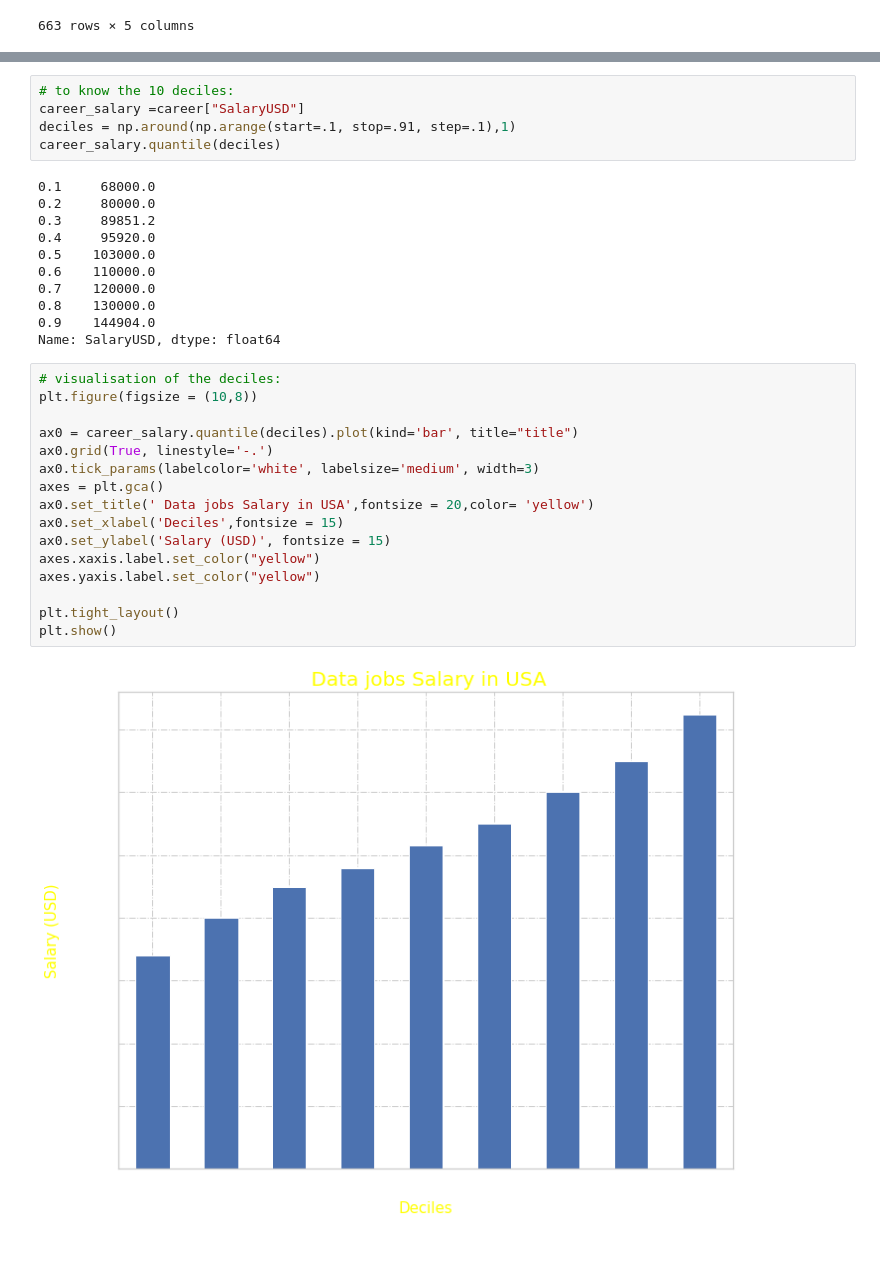
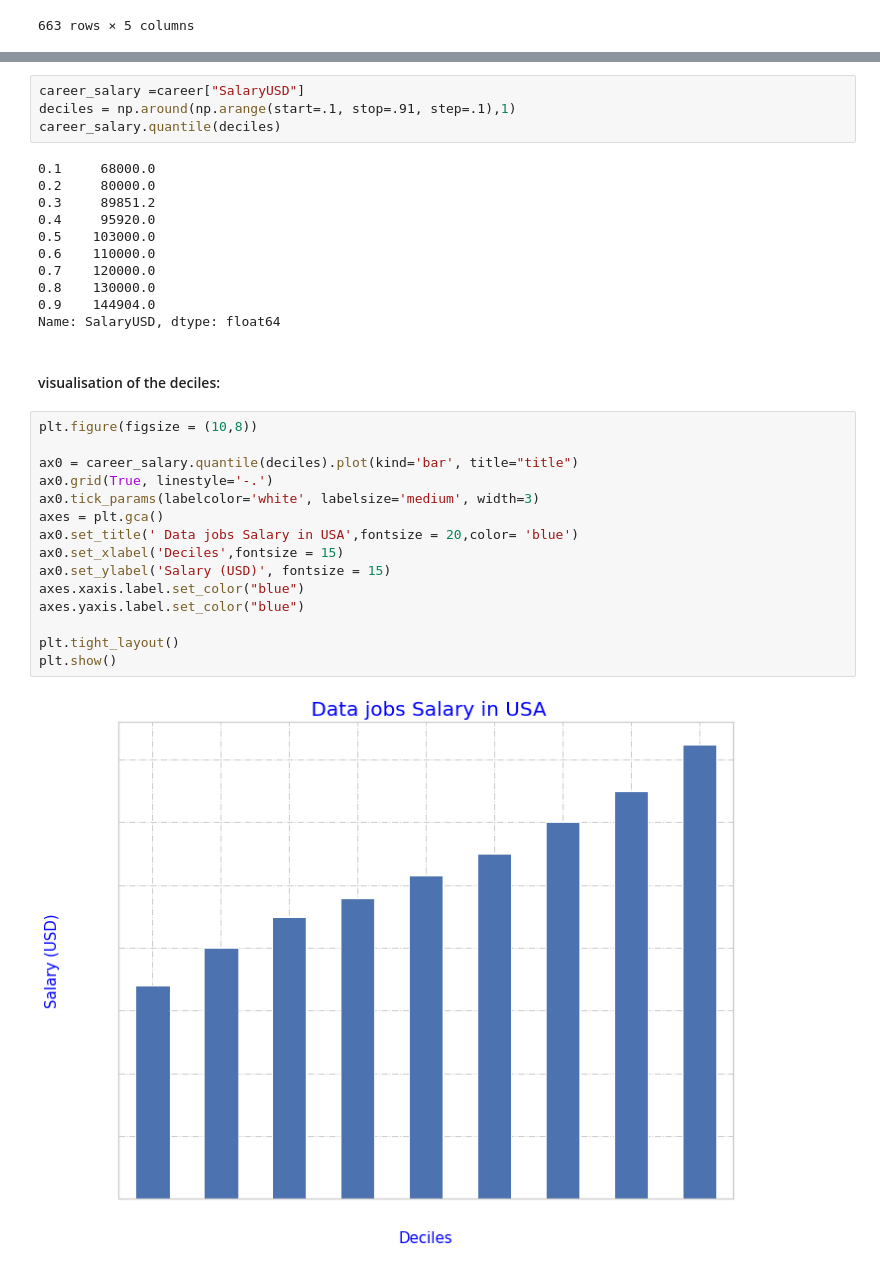
Before and after one commit to HaticeKara/lereveamericain, a Jupyter notebook: Notebook/Career_visualization.ipynb, the cells around one changed output, grey strips where cells are left out. Saved outputs shown, nothing was run; the diff lists cells and outputs as text.

```diff
--- a/Notebook/Career_visualization.ipynb
+++ b/Notebook/Career_visualization.ipynb
@@ -64,5 +72,4 @@ ax = sns.boxenplot(x=career["SalaryUSD"],k_depth='proportion')
 # %%
-# to know the 10 deciles:
 career_salary =career["SalaryUSD"]
 deciles = np.around(np.arange(start=.1, stop=.91, step=.1),1)
 career_salary.quantile(deciles)
@@ -77,21 +84,22 @@ career_salary.quantile(deciles)
 0.8    130000.0
 0.9    144904.0
 Name: SalaryUSD, dtype: float64
+# %% [markdown]
+#### visualisation of the deciles:
 # %%
-# visualisation of the deciles:
 plt.figure(figsize = (10,8))
 
 ax0 = career_salary.quantile(deciles).plot(kind='bar', title="title")
 ax0.grid(True, linestyle='-.')
 ax0.tick_params(labelcolor='white', labelsize='medium', width=3)
 axes = plt.gca()
-ax0.set_title(' Data jobs Salary in USA',fontsize = 20,color= 'yellow')
+ax0.set_title(' Data jobs Salary in USA',fontsize = 20,color= 'blue')
 ax0.set_xlabel('Deciles',fontsize = 15)
 ax0.set_ylabel('Salary (USD)', fontsize = 15)
-axes.xaxis.label.set_color("yellow")
-axes.yaxis.label.set_color("yellow")
+axes.xaxis.label.set_color("blue")
+axes.yaxis.label.set_color("blue")
 
 plt.tight_layout()
 plt.show()
 # %% [output]
-[figure, old version]
+[figure, new version]
```
Also changed, not shown: parts of 19 cells of this notebook, 1 other file.
